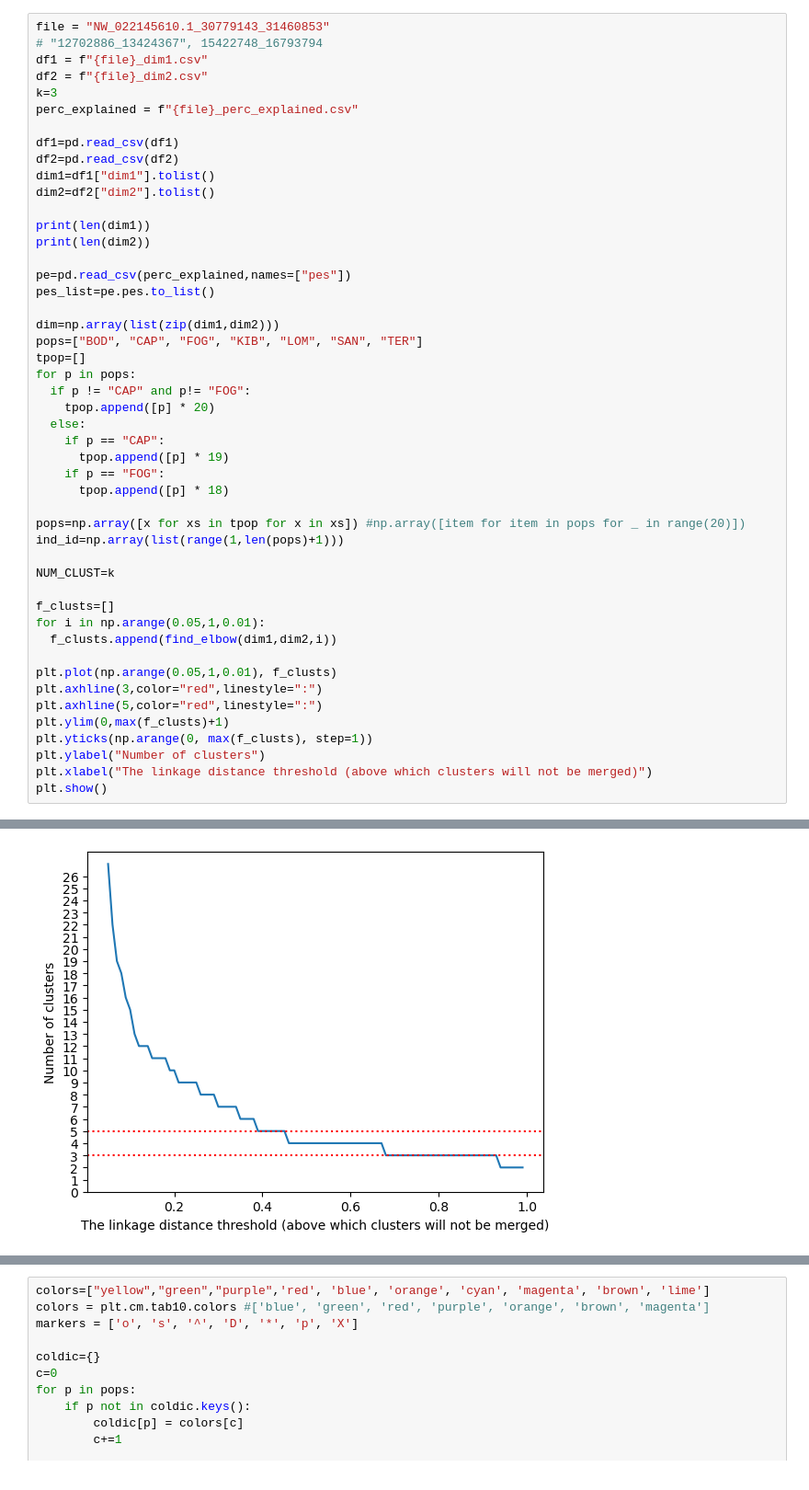
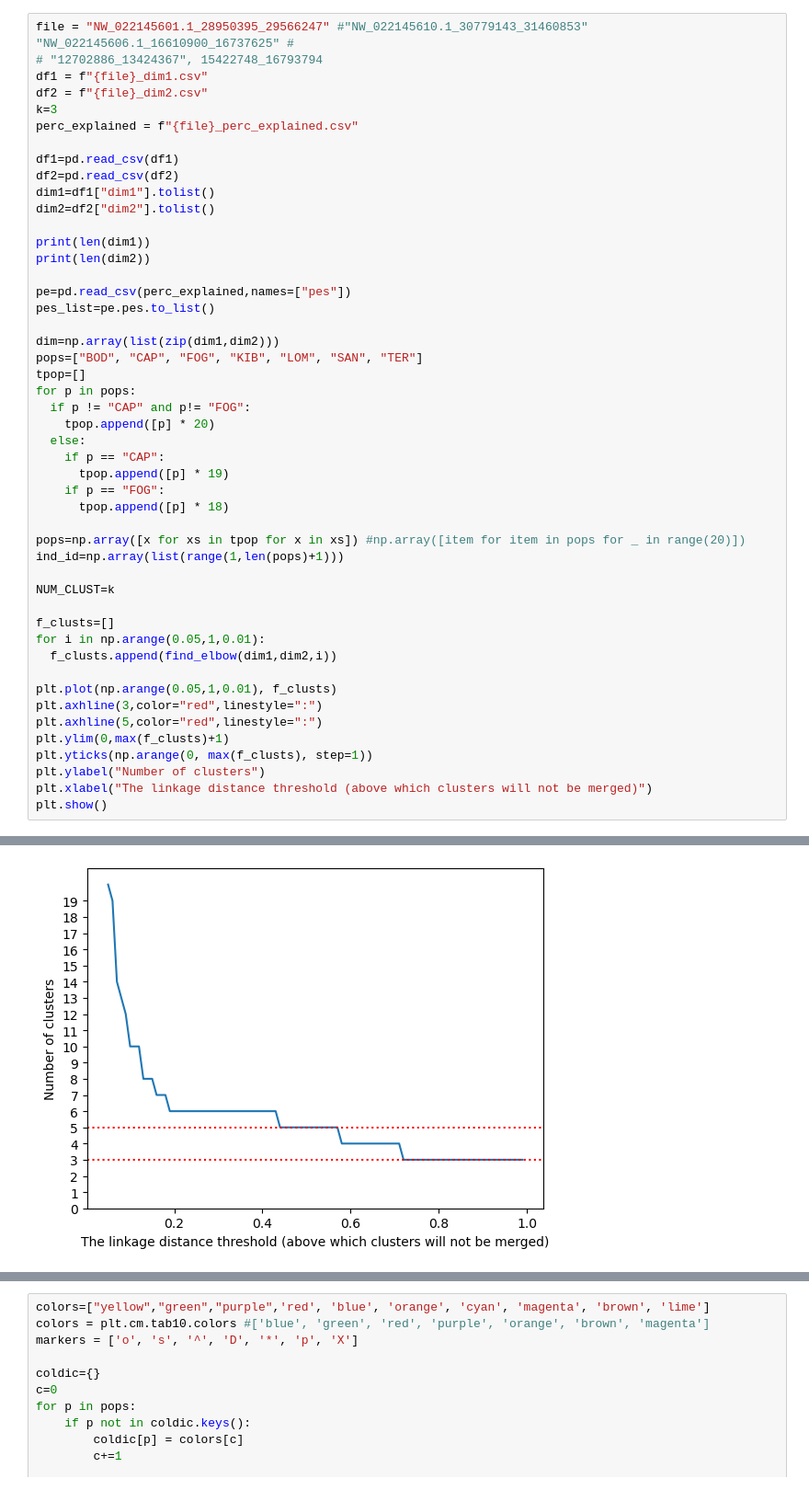
Before and after one commit to Cpetak/local_pca_pipe, a Jupyter notebook: PCA_notebook.ipynb, the cells around one changed output, grey strips where cells are left out. Shown at 92% size. Drawn from its saved outputs; the diff is of its cells as text.

```diff
--- a/PCA_notebook.ipynb
+++ b/PCA_notebook.ipynb
@@ -67,7 +69,7 @@ def find_elbow(x,y,dt):
 
   return agg_clustering.n_clusters_
 # %%
-file = "NW_022145610.1_30779143_31460853"
+file = "NW_022145601.1_28950395_29566247" #"NW_022145610.1_30779143_31460853" "NW_022145606.1_16610900_16737625" #
 # "12702886_13424367", 15422748_16793794
 df1 = f"{file}_dim1.csv"
 df2 = f"{file}_dim2.csv"
@@ -90,32 +92,32 @@ pops=["BOD", "CAP", "FOG", "KIB", "LOM", "SAN", "TER"]
 tpop=[]
 for p in pops:
   if p != "CAP" and p!= "FOG":
     tpop.append([p] * 20)
   else:
     if p == "CAP":
       tpop.append([p] * 19)
     if p == "FOG":
       tpop.append([p] * 18)
 
 pops=np.array([x for xs in tpop for x in xs]) #np.array([item for item in pops for _ in range(20)])
 ind_id=np.array(list(range(1,len(pops)+1)))
 
 NUM_CLUST=k
 
 f_clusts=[]
 for i in np.arange(0.05,1,0.01):
   f_clusts.append(find_elbow(dim1,dim2,i))
 
 plt.plot(np.arange(0.05,1,0.01), f_clusts)
 plt.axhline(3,color="red",linestyle=":")
 plt.axhline(5,color="red",linestyle=":")
 plt.ylim(0,max(f_clusts)+1)
 plt.yticks(np.arange(0, max(f_clusts), step=1))
 plt.ylabel("Number of clusters")
 plt.xlabel("The linkage distance threshold (above which clusters will not be merged)")
 plt.show()
 # %% [output]
 137
 137
-[figure, old version]
+[figure, new version]
 # %%
```
Also changed, not shown: parts of 13 cells of this notebook, 3 other files.
